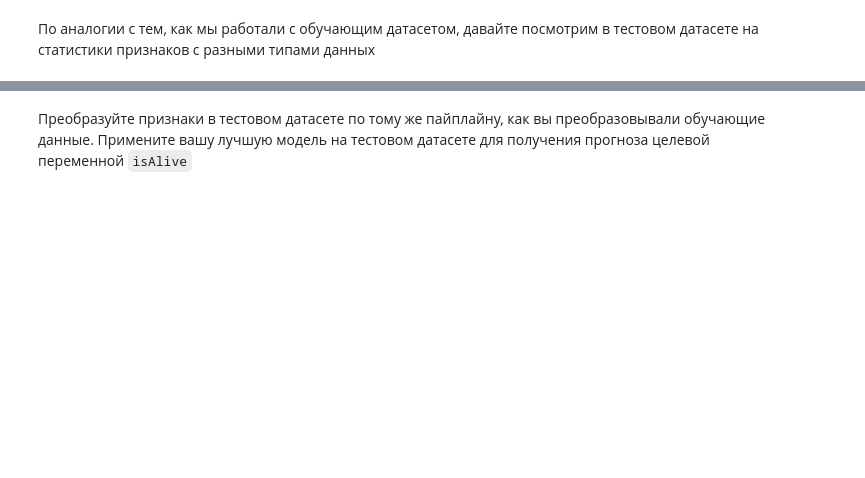
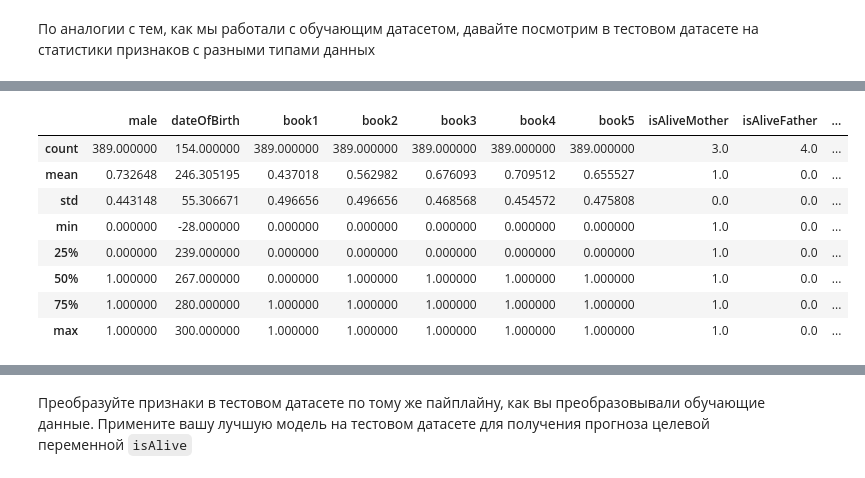
Before and after one commit to GodNaoborot/Deep-Learning-School-2026, a Jupyter notebook: week_01_ml_intro/Homework/hw_1_game_of_thrones.ipynb, the cells around one changed output, grey strips where cells are left out. Cells and saved outputs as stored; diff of their text form; code cells hidden in the pictures; blank space fills up the shorter version.

```diff
--- a/week_01_ml_intro/Homework/hw_1_game_of_thrones.ipynb
+++ b/week_01_ml_intro/Homework/hw_1_game_of_thrones.ipynb
@@ -690,0 +707,12 @@ data_test.loc[1869, 'age'] = 0
+# %%
+data_test.describe()
+# %% [output]
+|  | male | dateOfBirth | book1 | book2 | book3 | book4 | book5 | isAliveMother | isAliveFather | ... |
+| count | 389.000000 | 154.000000 | 389.000000 | 389.000000 | 389.000000 | 389.000000 | 389.000000 | 3.0 | 4.0 | ... |
+| mean | 0.732648 | 246.305195 | 0.437018 | 0.562982 | 0.676093 | 0.709512 | 0.655527 | 1.0 | 0.0 | ... |
+| std | 0.443148 | 55.306671 | 0.496656 | 0.496656 | 0.468568 | 0.454572 | 0.475808 | 0.0 | 0.0 | ... |
+| min | 0.000000 | -28.000000 | 0.000000 | 0.000000 | 0.000000 | 0.000000 | 0.000000 | 1.0 | 0.0 | ... |
+| 25% | 0.000000 | 239.000000 | 0.000000 | 0.000000 | 0.000000 | 0.000000 | 0.000000 | 1.0 | 0.0 | ... |
+| 50% | 1.000000 | 267.000000 | 0.000000 | 1.000000 | 1.000000 | 1.000000 | 1.000000 | 1.0 | 0.0 | ... |
+| 75% | 1.000000 | 280.000000 | 1.000000 | 1.000000 | 1.000000 | 1.000000 | 1.000000 | 1.0 | 0.0 | ... |
+| max | 1.000000 | 300.000000 | 1.000000 | 1.000000 | 1.000000 | 1.000000 | 1.000000 | 1.0 | 0.0 | ... |
```
Also changed, not shown: parts of 25 cells of this notebook.
